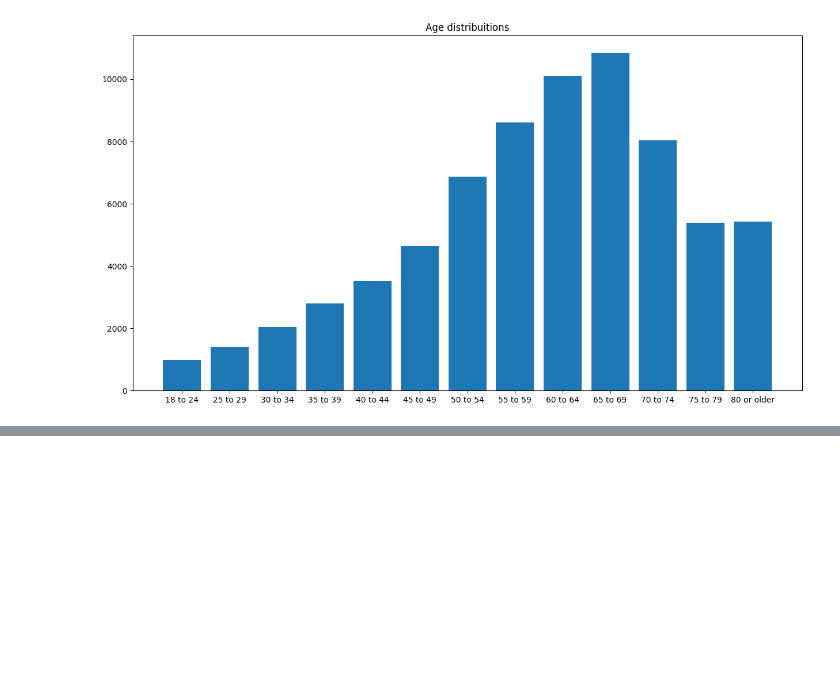
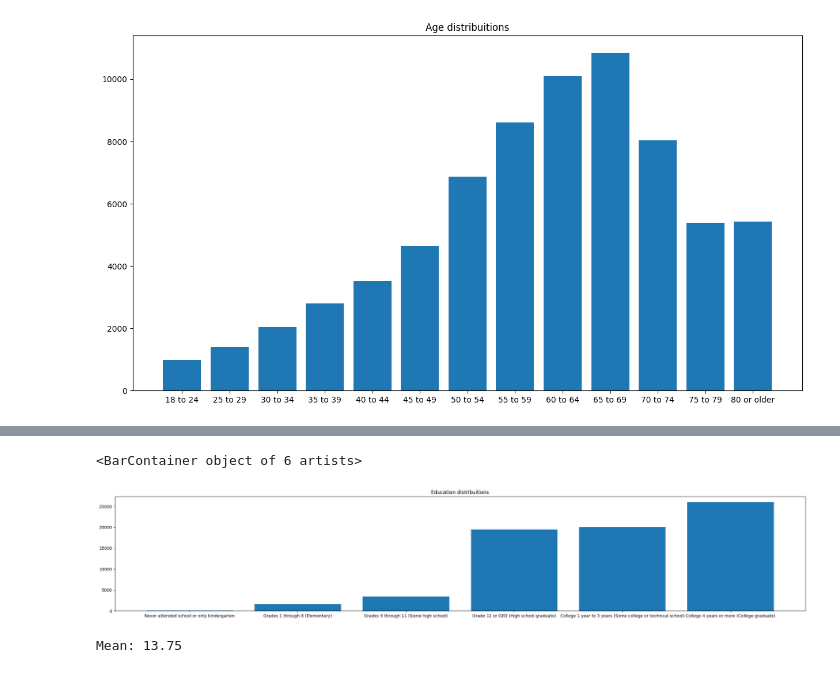
Before and after one commit to CaioNishijo/logistic-regression, a Jupyter notebook: diabetes-project.ipynb, the cells around one changed output, grey strips where cells are left out. Drawn from its saved outputs; the diff is of its cells as text; code cells hidden in the pictures; blank space fills up the shorter version.

```diff
--- a/diabetes-project.ipynb
+++ b/diabetes-project.ipynb
@@ -193,0 +245,12 @@ plt.bar(age_classes, sorted_by_keys_counter.values())
+# %%
+education = df["Education"]
+
+# frequency table
+education_frequencies = list(education.value_counts().sort_index())
+
+education_classes = ["Never attended school or only kindergarten", "Grades 1 through 8 (Elementary)",
+                     "Grades 9 through 11 (Some high school)", "Grade 12 or GED (High school graduate)",
+                    "College 1 year to 3 years (Some college or technical school)", "College 4 years or more (College graduate)"]
+
+ed_frequency_table =  pd.DataFrame(index=education_classes, columns=["Quantity"], data=education_frequencies)
+ed_frequency_table
@@ -193,0 +265,27 @@ plt.bar(age_classes, sorted_by_keys_counter.values())
+# %%
+plt.figure(figsize=(30, 5))
+plt.title("Education distribuitions")
+plt.bar(education_classes, education_frequencies)
+# %% [output]
+<BarContainer object of 6 artists>
+[figure, added]
+# %%
+education_medium_points = [0, 4.5, 10, 12, 14, 16]
+
+education_frequency_sum = 0
+for i in range(len(education_frequencies)):
+    education_frequency_sum += education_frequencies[i]
+
+emp_x_f = []
+for i in range(len(education_frequencies)):
+    emp_x_f.append(education_frequencies[i] * education_medium_points[i])
+
+sum_emp_x_f = 0
+for i in range(len(education_frequencies)):
+    sum_emp_x_f += emp_x_f[i]
+
+education_mean = sum_emp_x_f / education_frequency_sum
+
+print(f"Mean: {education_mean:.2f}")
+# %% [output]
+Mean: 13.75
```
Also changed, not shown: parts of 17 cells of this notebook, 1 other file.
